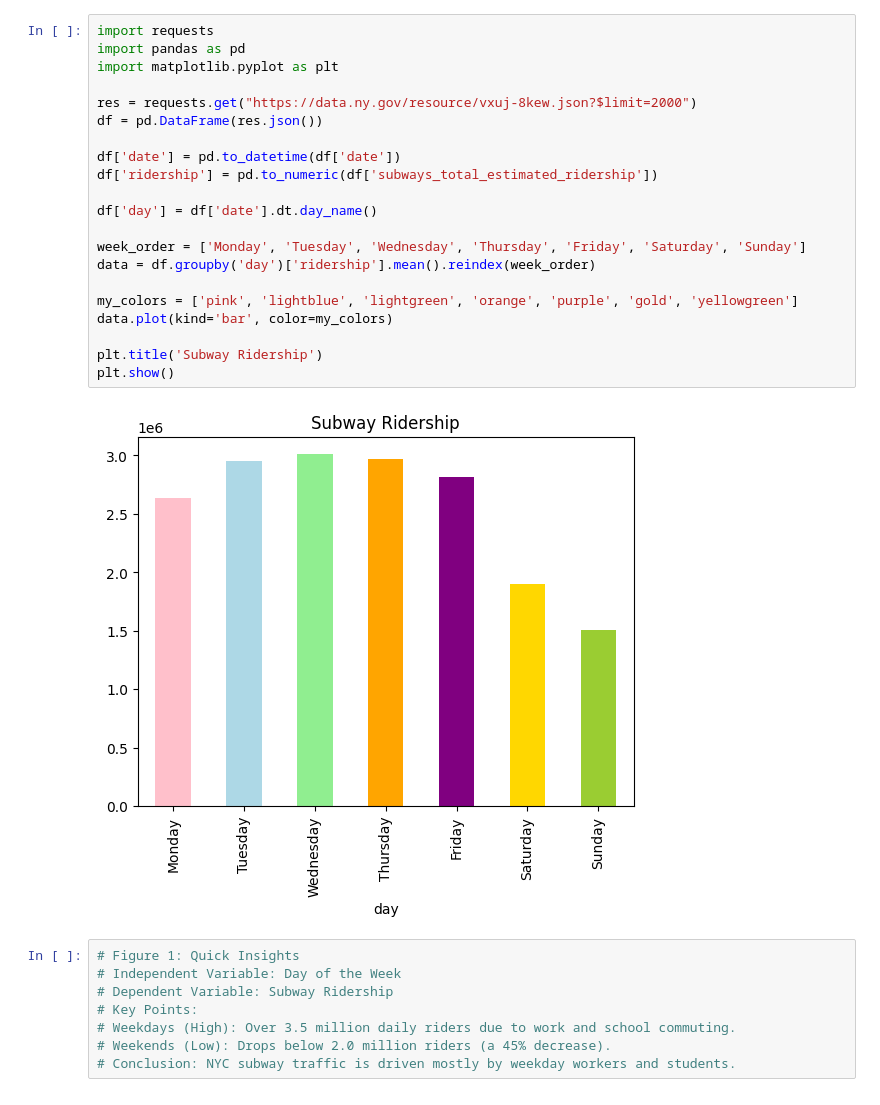
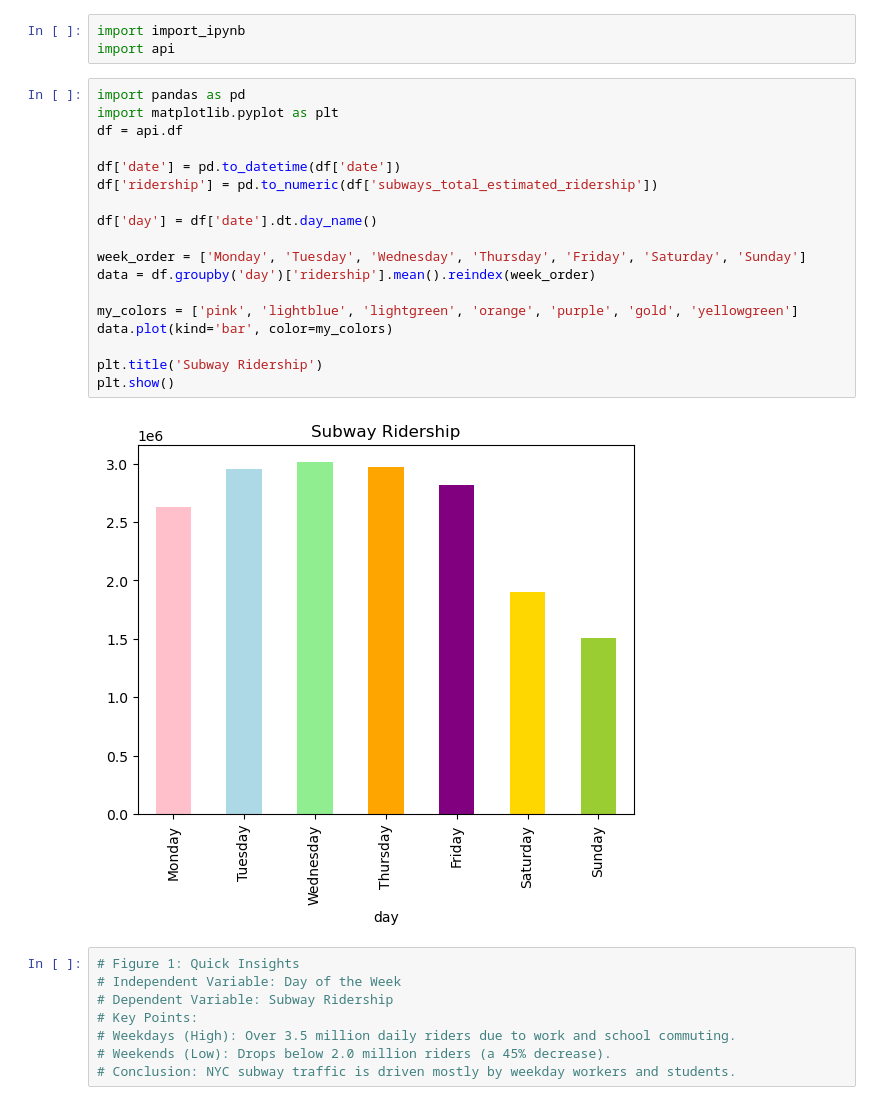
Before and after one commit to Reggie-Amedee-Tech/phase_1_project, a Jupyter notebook: notebooks/Shasha_eda.ipynb, the cells around one changed output. Saved outputs shown, nothing was run; the diff lists cells and outputs as text.

Commit message:
import api

```diff
--- a/notebooks/Shasha_eda.ipynb
+++ b/notebooks/Shasha_eda.ipynb
@@ -1,26 +1,26 @@
+# %%
+import import_ipynb
+import api
 # %%
-import requests
 import pandas as pd
 import matplotlib.pyplot as plt
-
-res = requests.get("https://data.ny.gov/resource/vxuj-8kew.json?$limit=2000")
-df = pd.DataFrame(res.json())
+df = api.df
 
 df['date'] = pd.to_datetime(df['date'])
 df['ridership'] = pd.to_numeric(df['subways_total_estimated_ridership'])
 
 df['day'] = df['date'].dt.day_name()
 
 week_order = ['Monday', 'Tuesday', 'Wednesday', 'Thursday', 'Friday', 'Saturday', 'Sunday']
 data = df.groupby('day')['ridership'].mean().reindex(week_order)
 
 my_colors = ['pink', 'lightblue', 'lightgreen', 'orange', 'purple', 'gold', 'yellowgreen']
 data.plot(kind='bar', color=my_colors)
 
 plt.title('Subway Ridership')
 plt.show()
 # %% [output]
-[figure, old version]
+[figure, new version]
 # %%
 # Figure 1: Quick Insights
 # Independent Variable: Day of the Week
```
